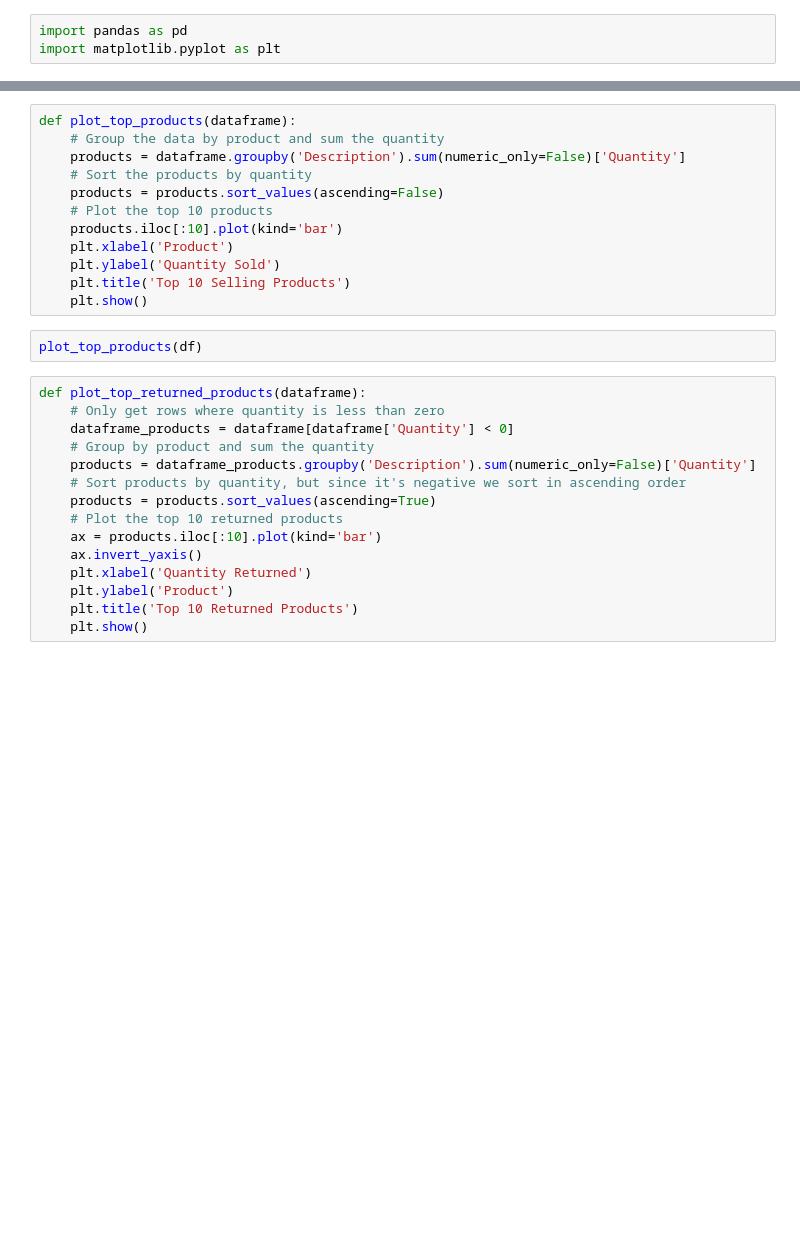
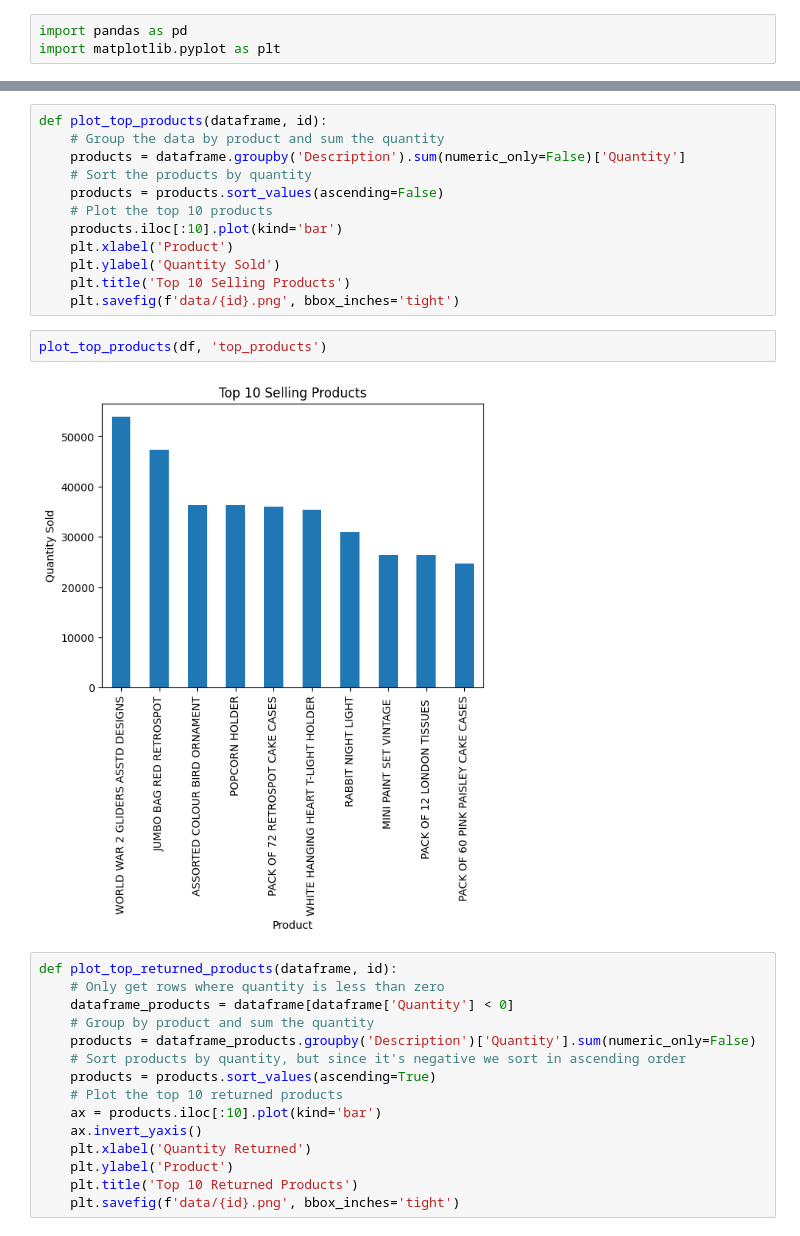
Before and after one commit to DayStayyy/Data-Science-Web-Application, a Jupyter notebook: Modelisation.ipynb, the cells around one changed output, grey strips where cells are left out. Saved outputs shown, nothing was run; the diff lists cells and outputs as text; blank space fills up the shorter version.

Commit message:
Les fonctions de modélisation peuvent maintenant enregistrer des images

```diff
--- a/Modelisation.ipynb
+++ b/Modelisation.ipynb
@@ -7,5 +14,5 @@ df.head()
 # %%
-def plot_top_products(dataframe):
+def plot_top_products(dataframe, id):
     # Group the data by product and sum the quantity
     products = dataframe.groupby('Description').sum(numeric_only=False)['Quantity']
     # Sort the products by quantity
@@ -15,15 +22,17 @@ def plot_top_products(dataframe):
     plt.xlabel('Product')
     plt.ylabel('Quantity Sold')
     plt.title('Top 10 Selling Products')
-    plt.show()
+    plt.savefig(f'data/{id}.png', bbox_inches='tight')
 # %%
-plot_top_products(df)
+plot_top_products(df, 'top_products')
+# %% [output]
+[figure, added]
 # %%
-def plot_top_returned_products(dataframe):
+def plot_top_returned_products(dataframe, id):
     # Only get rows where quantity is less than zero
     dataframe_products = dataframe[dataframe['Quantity'] < 0]
     # Group by product and sum the quantity
-    products = dataframe_products.groupby('Description').sum(numeric_only=False)['Quantity']
+    products = dataframe_products.groupby('Description')['Quantity'].sum(numeric_only=False)
     # Sort products by quantity, but since it's negative we sort in ascending order
     products = products.sort_values(ascending=True)
     # Plot the top 10 returned products
@@ -32,5 +41,5 @@ def plot_top_returned_products(dataframe):
     plt.xlabel('Quantity Returned')
     plt.ylabel('Product')
     plt.title('Top 10 Returned Products')
-    plt.show()
+    plt.savefig(f'data/{id}.png', bbox_inches='tight')
 # %%
```
Also changed, not shown: parts of 12 cells of this notebook, 9 other files.
